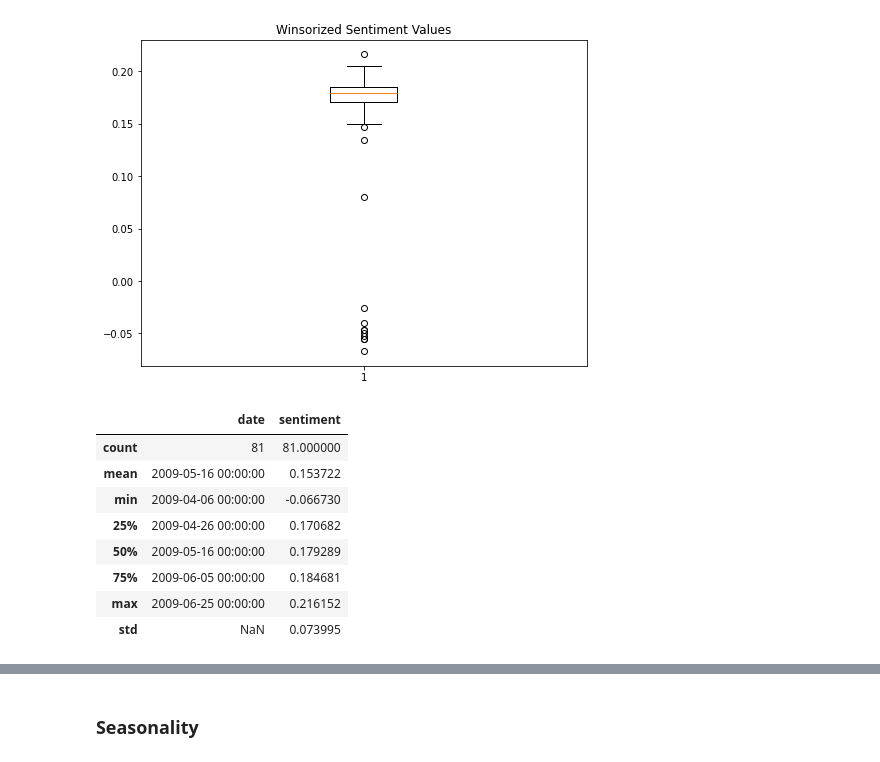
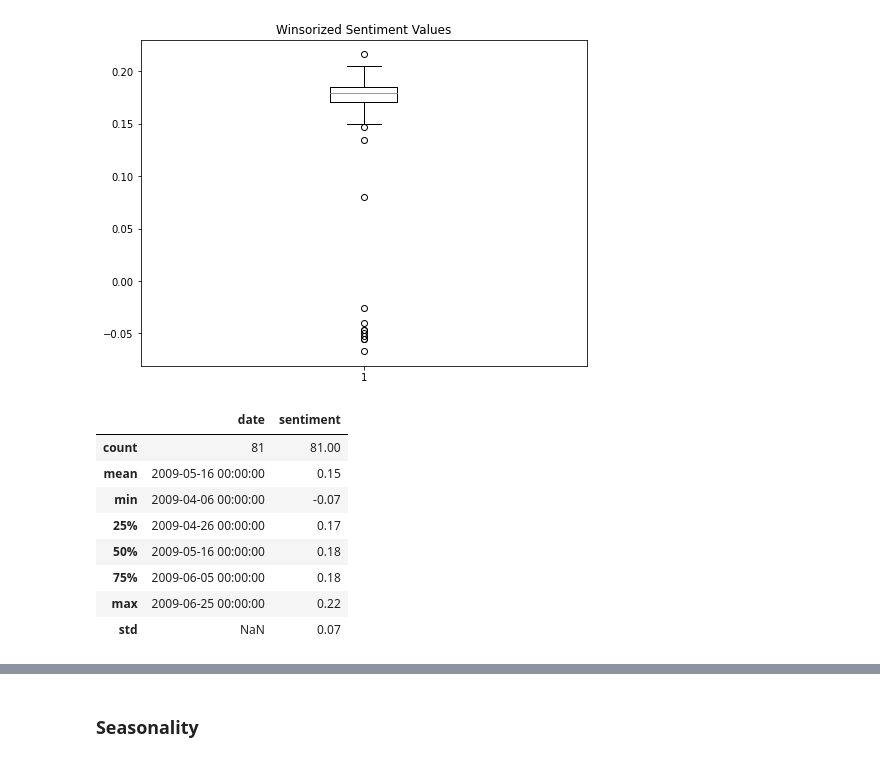
Before and after one commit to CleliaCaetano/CA2_SEM2_ProjectTweets, a Jupyter notebook: MScDataAnalytics_CA2_SEM2_CleliaCaetano.ipynb, the cells around one changed output, grey strips where cells are left out. Saved outputs shown, nothing was run; the diff lists cells and outputs as text; code cells hidden in the pictures.

```diff
--- a/MScDataAnalytics_CA2_SEM2_CleliaCaetano.ipynb
+++ b/MScDataAnalytics_CA2_SEM2_CleliaCaetano.ipynb
@@ -1203,14 +1201,14 @@ df_daily['sentiment'] = winsorized_VALUE
 # %% [output]
 [figure]
 # %%
-df_daily.describe()
+df_daily.describe().round(2)
 # %% [output]
 |  | date | sentiment |
-| count | 81 | 81.000000 |
-| mean | 2009-05-16 00:00:00 | 0.153722 |
-| min | 2009-04-06 00:00:00 | -0.066730 |
-| 25% | 2009-04-26 00:00:00 | 0.170682 |
-| 50% | 2009-05-16 00:00:00 | 0.179289 |
-| 75% | 2009-06-05 00:00:00 | 0.184681 |
-| max | 2009-06-25 00:00:00 | 0.216152 |
-| std | NaN | 0.073995 |
+| count | 81 | 81.00 |
+| mean | 2009-05-16 00:00:00 | 0.15 |
+| min | 2009-04-06 00:00:00 | -0.07 |
+| 25% | 2009-04-26 00:00:00 | 0.17 |
+| 50% | 2009-05-16 00:00:00 | 0.18 |
+| 75% | 2009-06-05 00:00:00 | 0.18 |
+| max | 2009-06-25 00:00:00 | 0.22 |
+| std | NaN | 0.07 |
```
Also changed, not shown: parts of 45 cells of this notebook.
